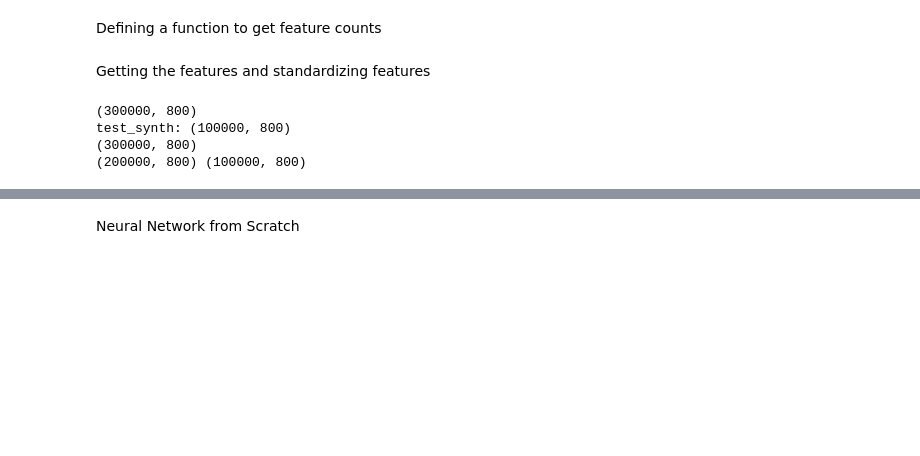
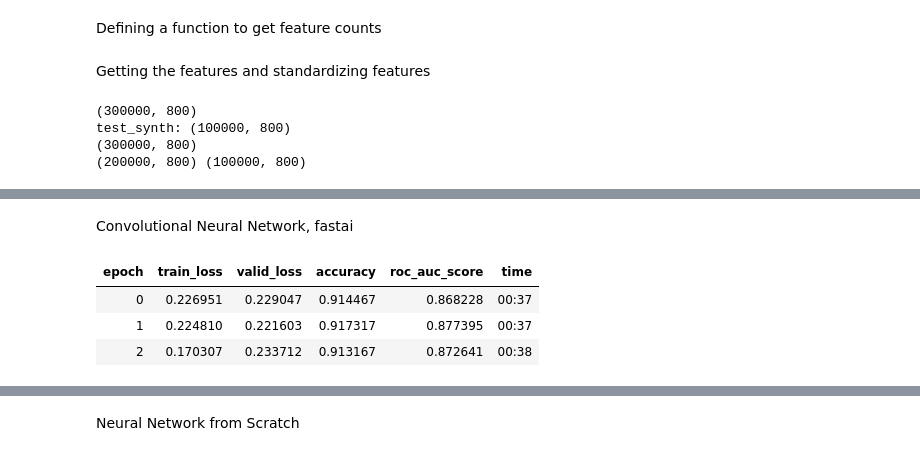
Before and after one commit to cccorpuz/STAT4450_Competition2, a Jupyter notebook: Contest_2_Notebook.ipynb, the cells around one changed output, grey strips where cells are left out. Cells and saved outputs as stored; diff of their text form; code cells hidden in the pictures; blank space fills up the shorter version.

Commit message:
NN update plus five CV lgbm models so no need to run again

```diff
--- a/Contest_2_Notebook.ipynb
+++ b/Contest_2_Notebook.ipynb
@@ -157,6 +159,8 @@ val_data = lgb.Dataset(x_val, label=y_val)
 # 6. learning_rate to 0.05, num_rounds to 500
 # 7. feature_fraction to 0.9
 # 8*. Kazuki Onodera's submission params
+# 9*. 8* combined with 7, leaving 1600 rounds
+# 10*.
 
 # num_rounds = 500
 # params = {
@@ -176,14 +180,14 @@ val_data = lgb.Dataset(x_val, label=y_val)
 #     "max_bin": 512,
 # }
 
-# 8* model params below:
+# 8,9* model params below:
 num_rounds = 1600
 params = {
     'bagging_freq': 5,
     'bagging_fraction': 1.0,
     'boost_from_average':'false',
     'boost': 'gbdt',
-    'feature_fraction': 1.0,
+    'feature_fraction': 0.9,
     'learning_rate': 0.05,
     'max_depth': -1,
     'metric':'binary_logloss',
@@ -193,28 +197,6 @@ params = {
     'num_threads': 8,
     'tree_learner': 'serial',
     'objective': 'binary',
-    'verbosity': -1
+    'verbosity': 1,
+    "max_bin": 512,
     }
-
-# train the model
-model = lgb.train(params, train_data, num_rounds, valid_sets=[val_data])
-
-# make predictions on the validation data
-# y_pred = model.predict(x_val)
-
-# print the accuracy
-# accuracy = accuracy_score(y_val, y_pred.round().astype(int))
-# print(accuracy)
-
-# Make final prediction for test
-sub = pd.DataFrame({"ID_code": test_codes})
-
-pred_real = model.predict(test)
-pred_synth = model.predict(synth)
-
-preds_all = np.zeros(test_length)
-preds_all[real_idx] = pred_real
-preds_all[synth_idx] = pred_synth
-sub["target"] = preds_all
-sub.to_csv("/content/drive/MyDrive/STAT4450_contest2_data/lgbsubmission7.csv", index=False)
-print(sub.head(20))
@@ -238,0 +349,16 @@ print(sub.head(20))
+# %% [markdown]
+Convolutional Neural Network, fastai
+# %%
+# note, lgbm model is called "model"
+val_idx = x_val.index.tolist()
+train_df = pd.concat([pd.DataFrame(train),pd.DataFrame(target)],axis=1)
+train_df.rename(columns={0:'target'},inplace=True)
+y_block = CategoryBlock()
+dls = TabularDataLoaders.from_df(train_df, y_names='target',y_block=y_block,valid_idx=val_idx, bs=64)
+learn = tabular_learner(dls,[200,100], metrics=[accuracy, RocAucBinary()])
+learn.fit_one_cycle(3)
+# %% [output]
+| epoch | train_loss | valid_loss | accuracy | roc_auc_score | time |
+| 0 | 0.226951 | 0.229047 | 0.914467 | 0.868228 | 00:37 |
+| 1 | 0.224810 | 0.221603 | 0.917317 | 0.877395 | 00:37 |
+| 2 | 0.170307 | 0.233712 | 0.913167 | 0.872641 | 00:38 |
```
Also changed, not shown: parts of 11 cells of this notebook, 5 other files.
